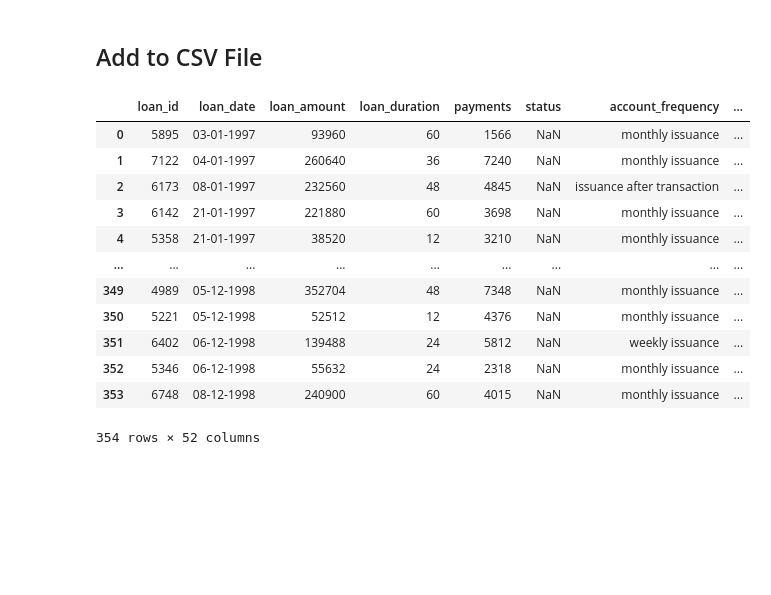
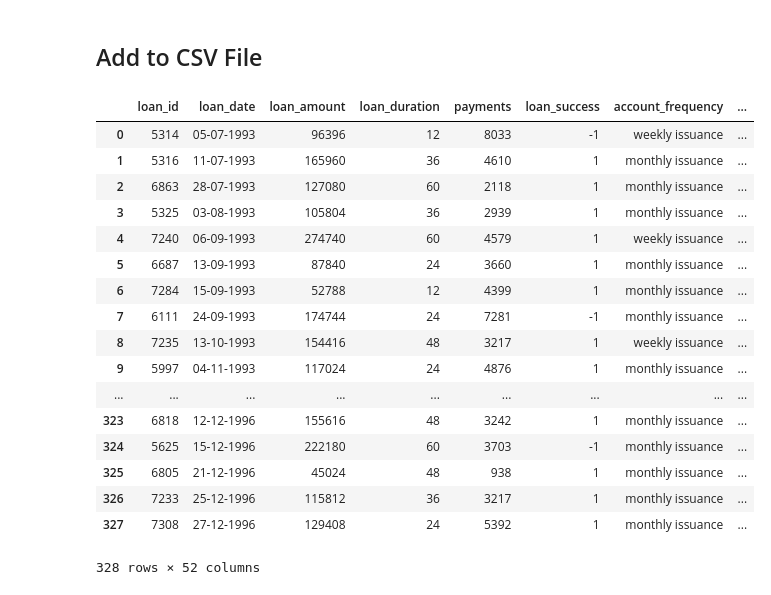
Before and after one commit to biam05/ac-feup, a Jupyter notebook: jupyters/bia/merge.ipynb, the cells around one changed output. Saved outputs shown, nothing was run; the diff lists cells and outputs as text; code cells hidden in the pictures; blank space fills up the shorter version.

```diff
--- a/jupyters/bia/merge.ipynb
+++ b/jupyters/bia/merge.ipynb
@@ -5,7 +5,7 @@ from statistics import mean
 
 import cleaning
 # %%
-test= True
+test= False
 
 accounts = cleaning.clean_account()
 cards = cleaning.clean_card(test)
@@ -164,19 +177,26 @@ loan_final = loan_final.drop(columns=["account_id", "disp_id"])
 # %% [markdown]
 ## Add to CSV File
 # %%
+
+loan_final = loan_final.rename(columns={'status' : 'loan_success'})
 loan_final.to_csv("../../csvs/loan_united_"+("test" if test else "train") + ".csv", index=False)
 loan_final
 # %% [output]
-|  | loan_id | loan_date | loan_amount | loan_duration | payments | status | account_frequency | ... |
-| 0 | 5895 | 03-01-1997 | 93960 | 60 | 1566 | NaN | monthly issuance | ... |
-| 1 | 7122 | 04-01-1997 | 260640 | 36 | 7240 | NaN | monthly issuance | ... |
-| 2 | 6173 | 08-01-1997 | 232560 | 48 | 4845 | NaN | issuance after transaction | ... |
-| 3 | 6142 | 21-01-1997 | 221880 | 60 | 3698 | NaN | monthly issuance | ... |
-| 4 | 5358 | 21-01-1997 | 38520 | 12 | 3210 | NaN | monthly issuance | ... |
+|  | loan_id | loan_date | loan_amount | loan_duration | payments | loan_success | account_frequency | ... |
+| 0 | 5314 | 05-07-1993 | 96396 | 12 | 8033 | -1 | weekly issuance | ... |
+| 1 | 5316 | 11-07-1993 | 165960 | 36 | 4610 | 1 | monthly issuance | ... |
+| 2 | 6863 | 28-07-1993 | 127080 | 60 | 2118 | 1 | monthly issuance | ... |
+| 3 | 5325 | 03-08-1993 | 105804 | 36 | 2939 | 1 | monthly issuance | ... |
+| 4 | 7240 | 06-09-1993 | 274740 | 60 | 4579 | 1 | weekly issuance | ... |
+| 5 | 6687 | 13-09-1993 | 87840 | 24 | 3660 | 1 | monthly issuance | ... |
+| 6 | 7284 | 15-09-1993 | 52788 | 12 | 4399 | 1 | monthly issuance | ... |
+| 7 | 6111 | 24-09-1993 | 174744 | 24 | 7281 | -1 | monthly issuance | ... |
+| 8 | 7235 | 13-10-1993 | 154416 | 48 | 3217 | 1 | weekly issuance | ... |
+| 9 | 5997 | 04-11-1993 | 117024 | 24 | 4876 | 1 | monthly issuance | ... |
 | ... | ... | ... | ... | ... | ... | ... | ... | ... |
-| 349 | 4989 | 05-12-1998 | 352704 | 48 | 7348 | NaN | monthly issuance | ... |
-| 350 | 5221 | 05-12-1998 | 52512 | 12 | 4376 | NaN | monthly issuance | ... |
-| 351 | 6402 | 06-12-1998 | 139488 | 24 | 5812 | NaN | weekly issuance | ... |
-| 352 | 5346 | 06-12-1998 | 55632 | 24 | 2318 | NaN | monthly issuance | ... |
-| 353 | 6748 | 08-12-1998 | 240900 | 60 | 4015 | NaN | monthly issuance | ... |
+| 323 | 6818 | 12-12-1996 | 155616 | 48 | 3242 | 1 | monthly issuance | ... |
+| 324 | 5625 | 15-12-1996 | 222180 | 60 | 3703 | -1 | monthly issuance | ... |
+| 325 | 6805 | 21-12-1996 | 45024 | 48 | 938 | 1 | monthly issuance | ... |
+| 326 | 7233 | 25-12-1996 | 115812 | 36 | 3217 | 1 | monthly issuance | ... |
+| 327 | 7308 | 27-12-1996 | 129408 | 24 | 5392 | 1 | monthly issuance | ... |
-354 rows × 52 columns
+328 rows × 52 columns
```
Also changed, not shown: parts of 2 cells of this notebook, 6 other files.
